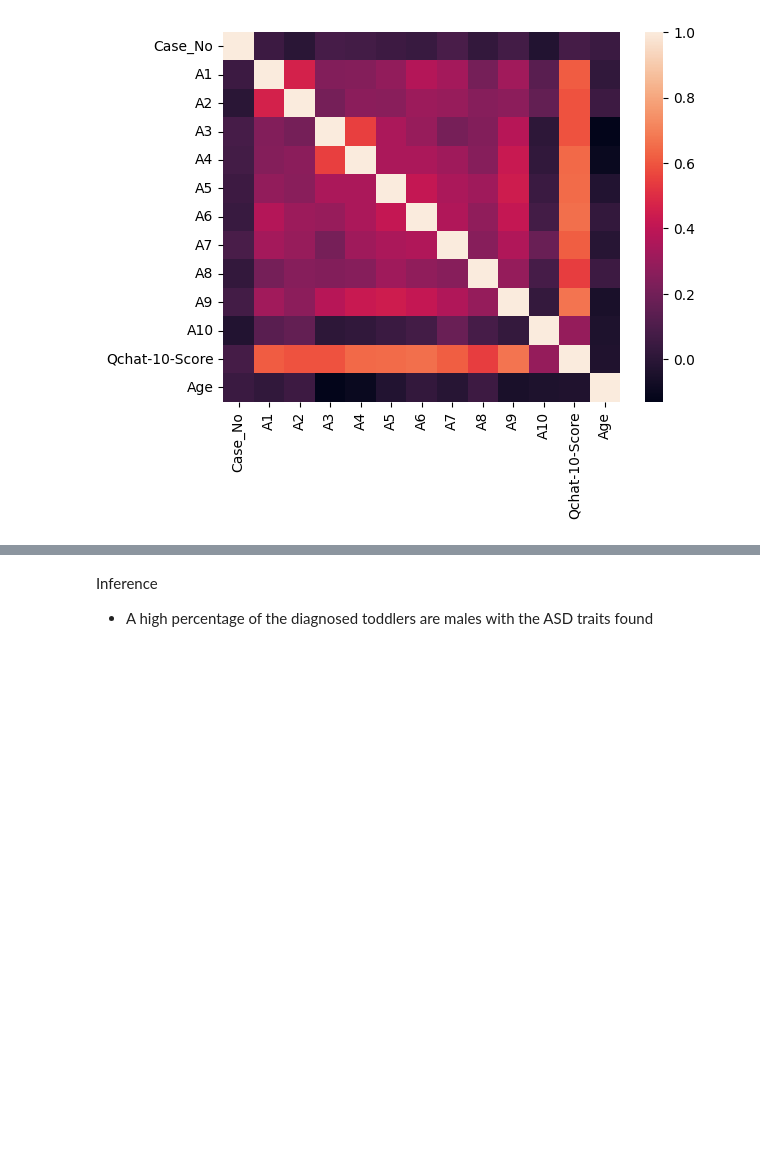
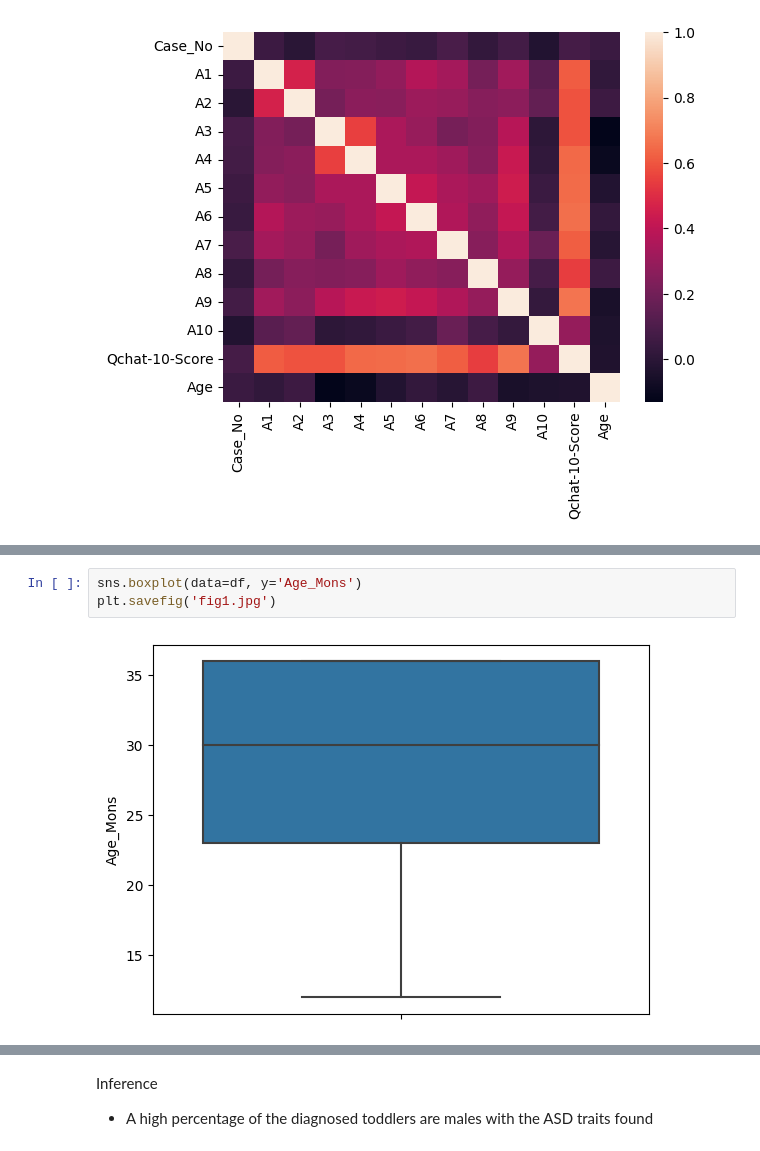
Before and after one commit to ChibuikeOnuba/AUTISM-DIAGNOSIS-PREDICTION-IN-TODDLERS, a Jupyter notebook: Autism prediction.ipynb, the cells around one changed output, grey strips where cells are left out. Cells and saved outputs as stored; diff of their text form; blank space fills up the shorter version.

```diff
--- a/Autism prediction.ipynb
+++ b/Autism prediction.ipynb
@@ -129 +136,6 @@ sns.heatmap(df.corr())
+# %%
+sns.boxplot(data=df, y='Age_Mons')
+plt.savefig('fig1.jpg')
+# %% [output]
+[figure, added]
 # %%
```
Also changed, not shown: parts of 8 cells of this notebook, 3 other files.
